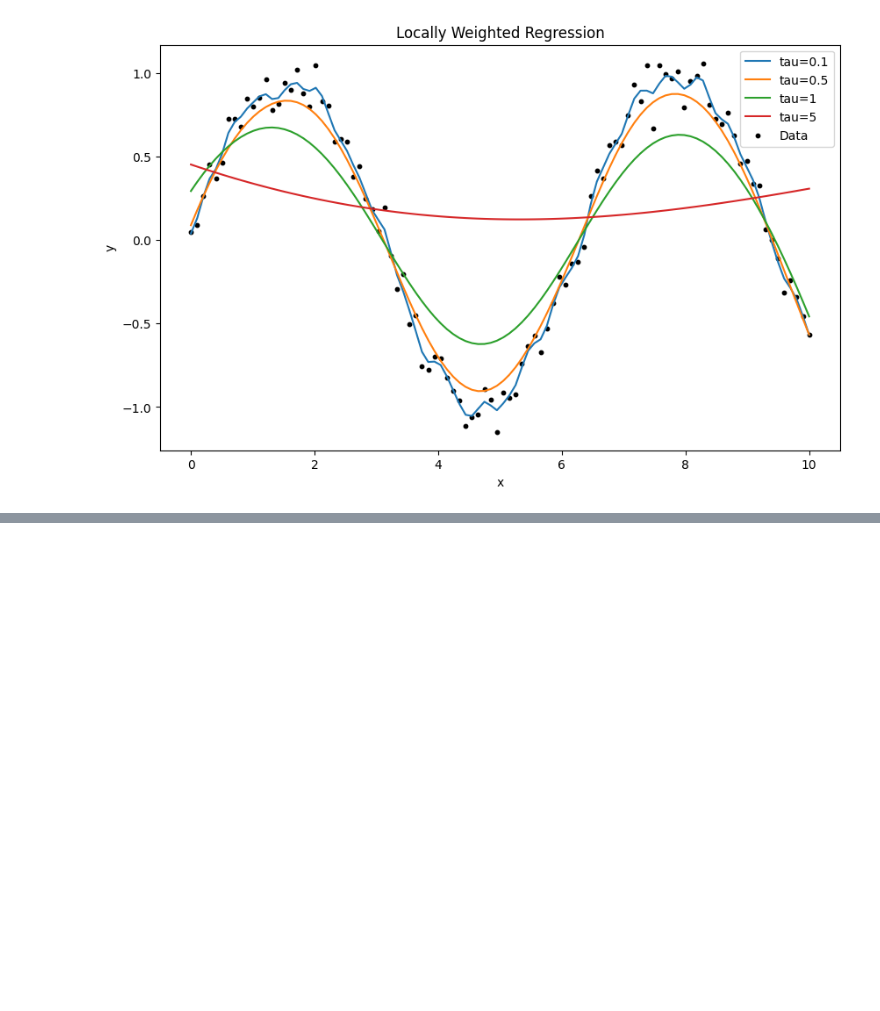
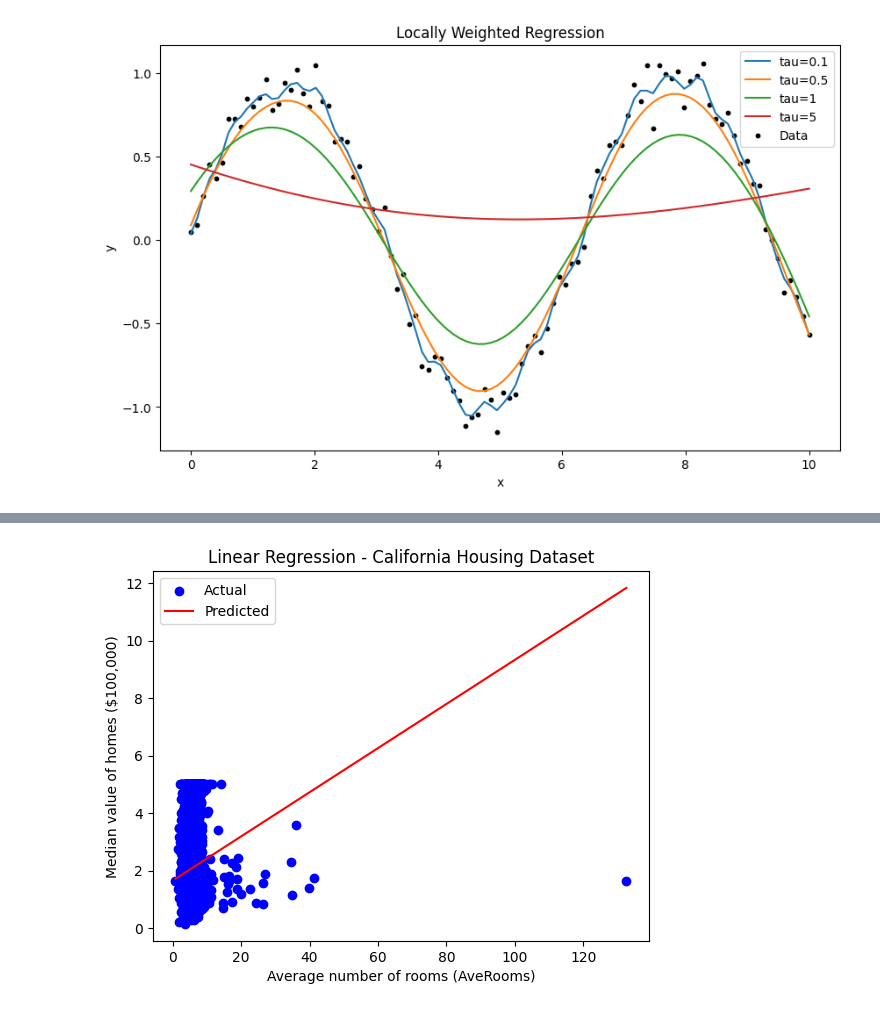
Before and after one commit to Ajithvenkat-10/maventestazure, a Jupyter notebook: chapter_appendix-tools-for-deep-learning/jupyter.ipynb, the cells around one changed output, grey strips where cells are left out. Saved outputs shown, nothing was run; the diff lists cells and outputs as text; code cells hidden in the pictures; blank space fills up the shorter version.

```diff
--- a/chapter_appendix-tools-for-deep-learning/jupyter.ipynb
+++ b/chapter_appendix-tools-for-deep-learning/jupyter.ipynb
@@ -199,3 +199,90 @@ plt.legend()
 plt.show()
 # %% [output]
 [figure]
+# %%
+import numpy as np
+import pandas as pd
+import matplotlib.pyplot as plt
+from sklearn.datasets import fetch_california_housing
+from sklearn.model_selection import train_test_split
+from sklearn.linear_model import LinearRegression
+from sklearn.preprocessing import PolynomialFeatures, StandardScaler
+from sklearn.pipeline import make_pipeline
+from sklearn.metrics import mean_squared_error, r2_score
+
+
+def linear_regression_california():
+    housing = fetch_california_housing(as_frame=True)
+    X = housing.data[["AveRooms"]]
+    y = housing.target
+
+    X_train, X_test, y_train, y_test = train_test_split(X, y, test_size=0.2, random_state=42)
+
+    model = LinearRegression()
+    model.fit(X_train, y_train)
+    y_pred = model.predict(X_test)
+
+    # Sort for clean line plot
+    sorted_indices = X_test["AveRooms"].argsort()
+    X_test_sorted = X_test.iloc[sorted_indices]
+    y_pred_sorted = y_pred[sorted_indices]
+
+    plt.scatter(X_test, y_test, color="blue", label="Actual")
+    plt.plot(X_test_sorted, y_pred_sorted, color="red", label="Predicted")
+    plt.xlabel("Average number of rooms (AveRooms)")
+    plt.ylabel("Median value of homes ($100,000)")
+    plt.title("Linear Regression - California Housing Dataset")
+    plt.legend()
+    plt.show()
+
+    print("Linear Regression - California Housing Dataset")
+    print("Mean Squared Error:", mean_squared_error(y_test, y_pred))
+    print("R^2 Score:", r2_score(y_test, y_pred))
+    print("Coefficient:", model.coef_[0])
+    print("Intercept:", model.intercept_)
+
+
+def polynomial_regression_auto_mpg():
+    url = "https://archive.ics.uci.edu/ml/machine-learning-databases/auto-mpg/auto-mpg.data"
+    column_names = ["mpg", "cylinders", "displacement", "horsepower", "weight",
+                    "acceleration", "model_year", "origin", "car_name"]
+
+    try:
+        data = pd.read_csv(url, sep=r'\s+', names=column_names, na_values="?")
+    except Exception as e:
+        print("Failed to load Auto MPG dataset:", e)
+        return
+
+    data = data.dropna()
+    X = data["displacement"].values.reshape(-1, 1)
+    y = data["mpg"].values
+
+    X_train, X_test, y_train, y_test = train_test_split(X, y, test_size=0.2, random_state=42)
+
+    poly_model = make_pipeline(PolynomialFeatures(degree=2), StandardScaler(), LinearRegression())
+    poly_model.fit(X_train, y_train)
+    y_pred = poly_model.predict(X_test)
+
+    # Sort for smooth curve
+    sort_idx = X_test[:, 0].argsort()
+    X_test_sorted = X_test[sort_idx]
+    y_pred_sorted = y_pred[sort_idx]
+
+    plt.scatter(X_test, y_test, color="blue", label="Actual")
+    plt.plot(X_test_sorted, y_pred_sorted, color="red", label="Predicted")
+    plt.xlabel("Displacement")
+    plt.ylabel("Miles per gallon (mpg)")
+    plt.title("Polynomial Regression - Auto MPG Dataset")
+    plt.legend()
+    plt.show()
+
+    print("Polynomial Regression - Auto MPG Dataset")
+    print("Mean Squared Error:", mean_squared_error(y_test, y_pred))
+    print("R^2 Score:", r2_score(y_test, y_pred))
+
+
+if __name__ == "__main__":
+    print("Demonstrating Linear Regression and Polynomial Regression\n")
+    linear_regression_california()
+    polynomial_regression_auto_mpg()
+# %% [output]
@@ -201,0 +290 @@ plt.show()
+[figure, added]
```
Also changed, not shown: parts of 5 cells of this notebook.
